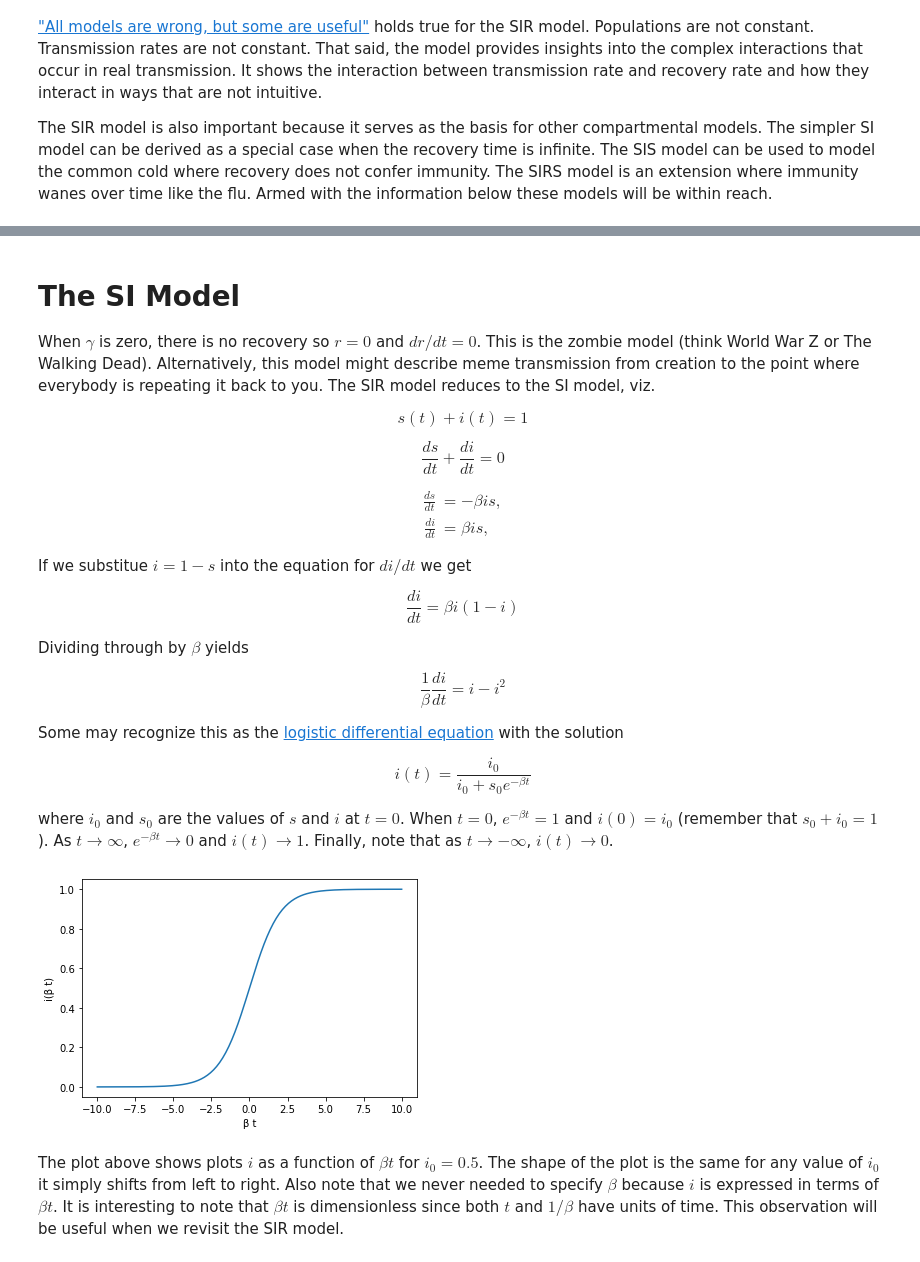
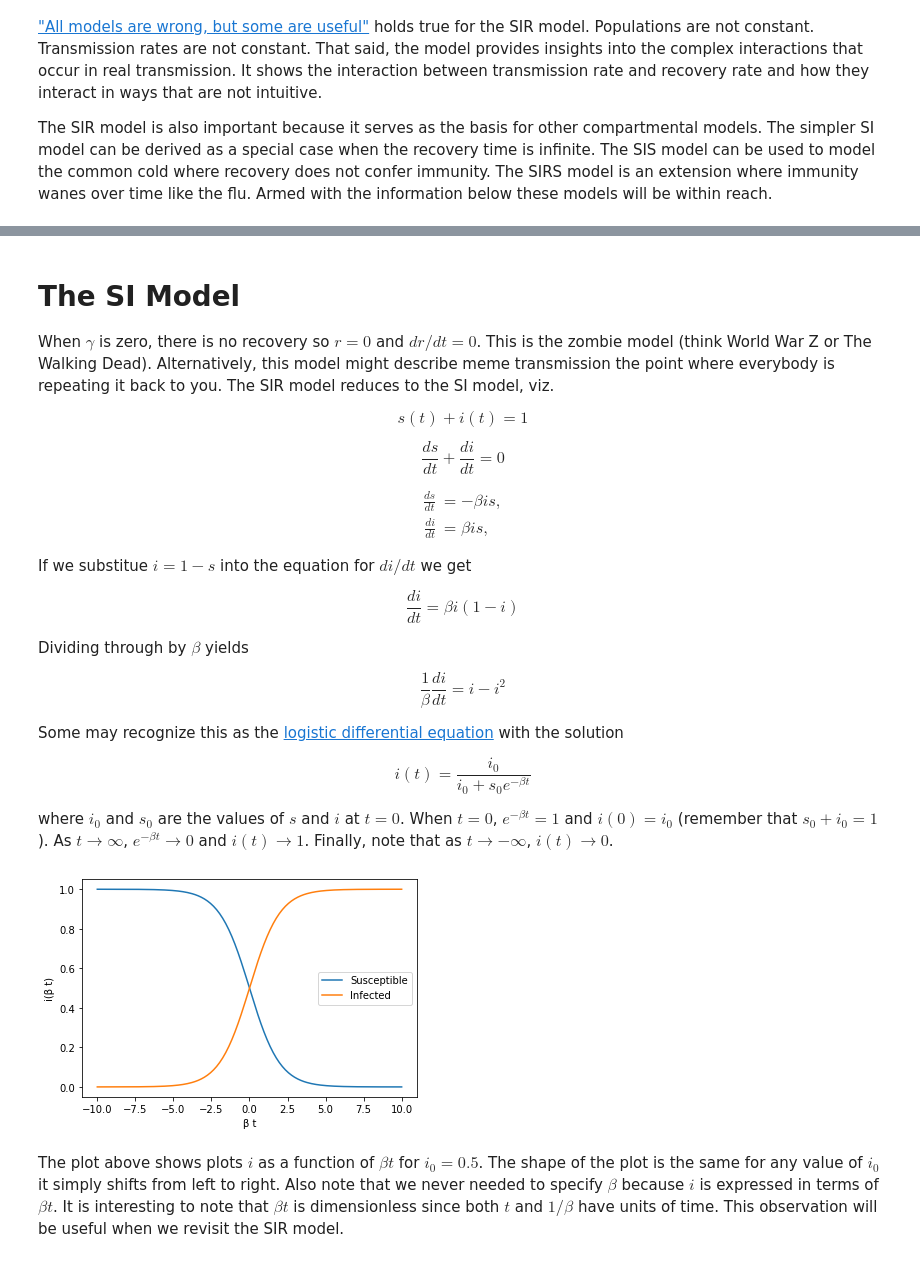
Before and after one commit to fcantelmi/morning-bytes, a Jupyter notebook: sirmodel/sirmodel.ipynb, the cells around one changed output, grey strips where cells are left out. Cells and saved outputs as stored; diff of their text form; code cells hidden in the pictures.

```diff
--- a/sirmodel/sirmodel.ipynb
+++ b/sirmodel/sirmodel.ipynb
@@ -98,7 +97,7 @@ recovery rate $\gamma$ is zero?
 # %% [markdown]
 # The SI Model
 
-When $\gamma$ is zero, there is no recovery so $r=0$ and $dr/dt=0$. This is the zombie model (think World War Z or The Walking Dead). Alternatively, this model might describe meme transmission from creation to the point where everybody is repeating it back to you. The SIR model reduces to the SI model, viz.
+When $\gamma$ is zero, there is no recovery so $r=0$ and $dr/dt=0$. This is the zombie model (think World War Z or The Walking Dead). Alternatively, this model might describe meme transmission  the point where everybody is repeating it back to you. The SIR model reduces to the SI model, viz.
 
 \begin{equation*}
 s(t) + i(t) = 1
@@ -135,16 +134,18 @@ where $i_0$ and $s_0$ are the values of $s$ and $i$ at $t=0$. When $t=0$, $e^{-\
 # %%
 import matplotlib.pyplot as plt
 import numpy as np
 
 i_0 = 0.5
 s_0 = 1 - i_0
 betat = np.linspace(-10, 10, 200)
-plt.plot(betat, i_0 / (i_0 + s_0 * np.exp(-betat)))
+plt.plot(betat, 1 - i_0 / (i_0 + s_0 * np.exp(-betat)), label='Susceptible')
+plt.plot(betat, 0 + i_0 / (i_0 + s_0 * np.exp(-betat)), label='Infected')
 plt.xlabel('\u03B2 t')
 plt.ylabel('i(\u03B2 t)')
+plt.legend()
 plt.show()
 # %% [output]
-[figure, old version]
+[figure, new version]
 # %% [markdown]
 The plot above shows plots $i$ as a function of $\beta t$ for $i_0 = 0.5$. The shape of the plot is the same for any value of $i_0$ it simply shifts from left to right. Also note that we never needed to specify $\beta$ because $i$ is expressed in terms of $\beta t$. It is interesting to note that $\beta t$ is dimensionless since both $t$ and $1/\beta$ have units of time. This observation will be useful when we revisit the SIR model.
 # %% [markdown]
```
Also changed, not shown: parts of 3 cells of this notebook.
